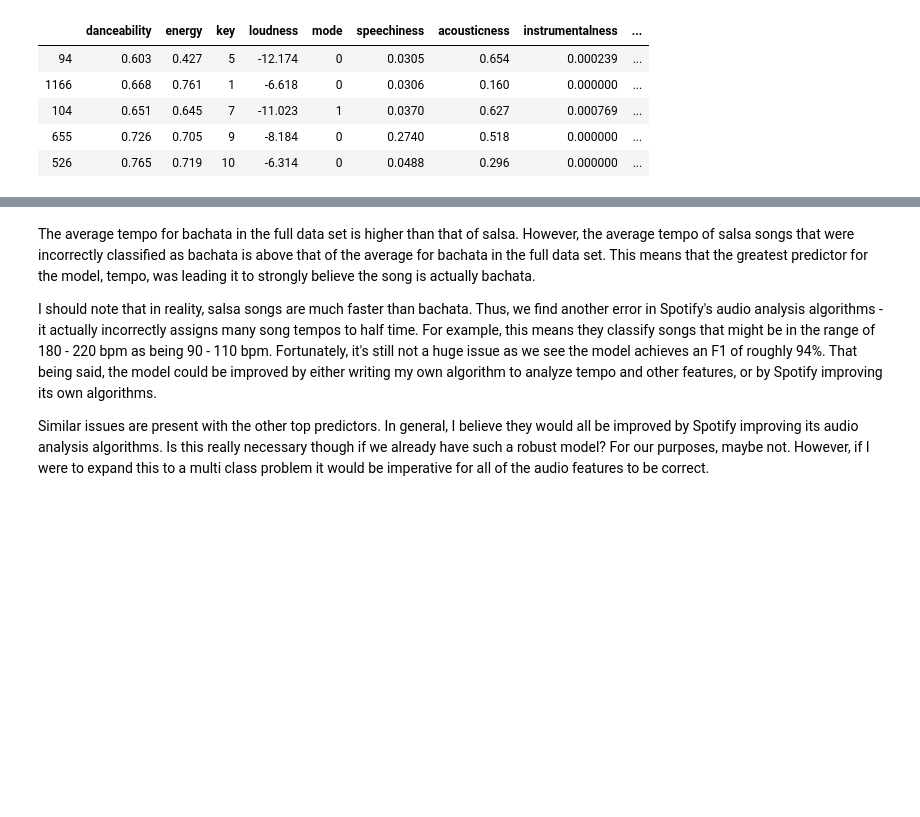
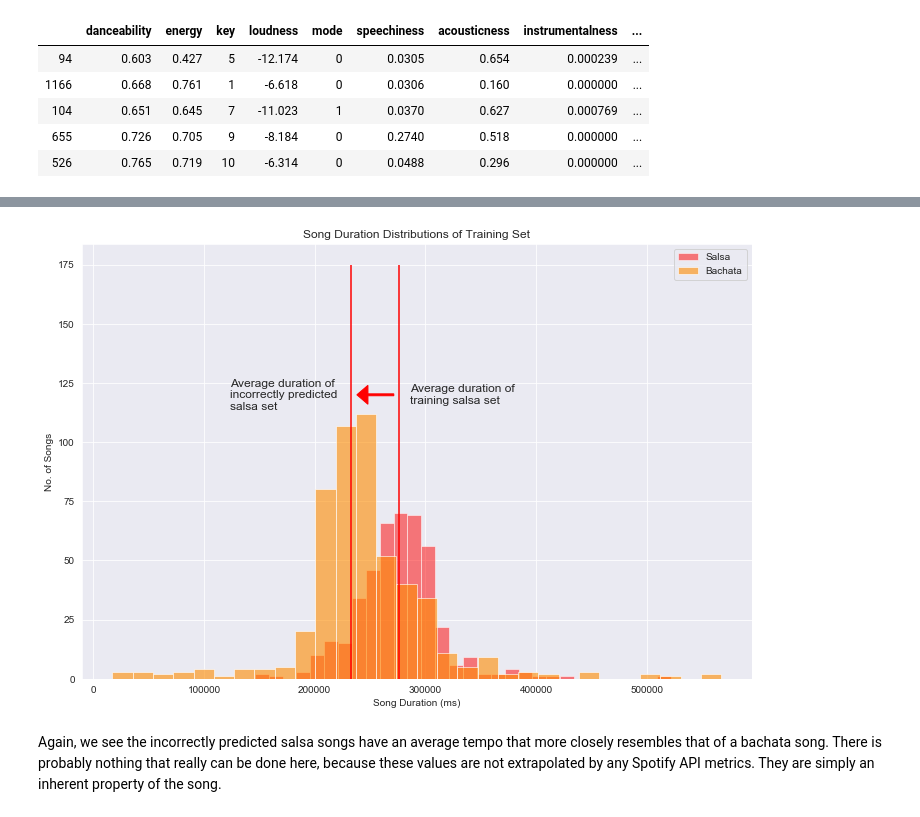
Before and after one commit to ayalasm/mod_5_project, a Jupyter notebook: mod_5_notebook.ipynb, the cells around one changed output, grey strips where cells are left out. Drawn from its saved outputs; the diff is of its cells as text; code cells hidden in the pictures; blank space fills up the shorter version.

```diff
--- a/mod_5_notebook.ipynb
+++ b/mod_5_notebook.ipynb
@@ -332,6 +353,6 @@ energy_comp
-# %% [markdown]
-The average tempo for bachata in the full data set is higher than that of salsa. However, the average tempo of salsa songs that were incorrectly classified as bachata is above that of the average for bachata in the full data set. This means that the greatest predictor for the model, tempo, was leading it to strongly believe the song is actually bachata.
-
-I should note that in reality, salsa songs are much faster than bachata. Thus, we find another error in Spotify's audio analysis algorithms - it actually incorrectly assigns many song tempos to half time. For example, this means they classify songs that might be in the range of 180 - 220 bpm as being 90 - 110 bpm. Fortunately, it's still not a huge issue as we see the model achieves an F1 of roughly 94%. That being said, the model could be improved by either writing my own algorithm to analyze tempo and other features, or by Spotify improving its own algorithms.
-
-Similar issues are present with the other top predictors. In general, I believe they would all be improved by Spotify improving its audio analysis algorithms. Is this really necessary though if we already have such a robust model? For our purposes, maybe not. However, if I were to expand this to a multi class problem it would be imperative for all of the audio features to be correct.
+# %%
+functions.plot_duration_comp(train_df,duration_comp)
+# %% [output]
+[figure, added]
+# %% [markdown]
+Again, we see the incorrectly predicted salsa songs have an average tempo that more closely resembles that of a bachata song. There is probably nothing that really can be done here, because these values are not extrapolated by any Spotify API metrics. They are simply an inherent property of the song.
```
Also changed, not shown: parts of 16 cells of this notebook, 5 other files.
